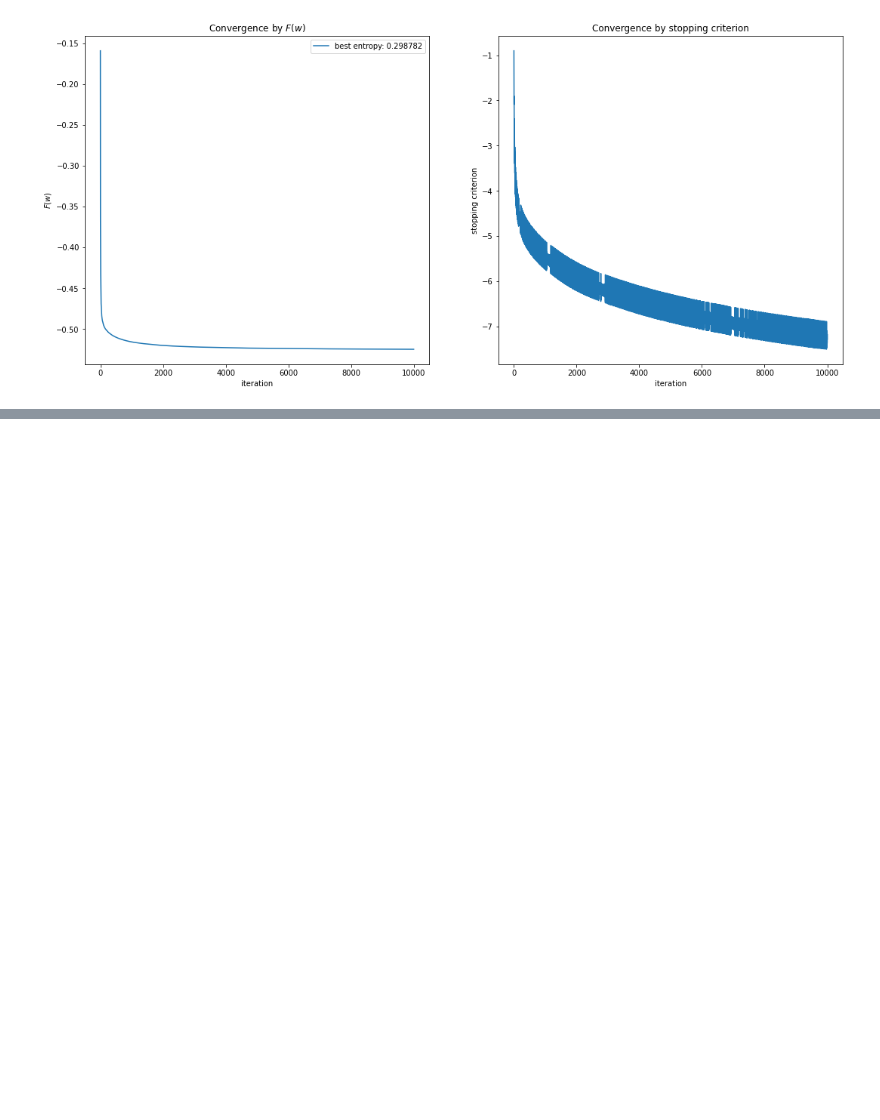
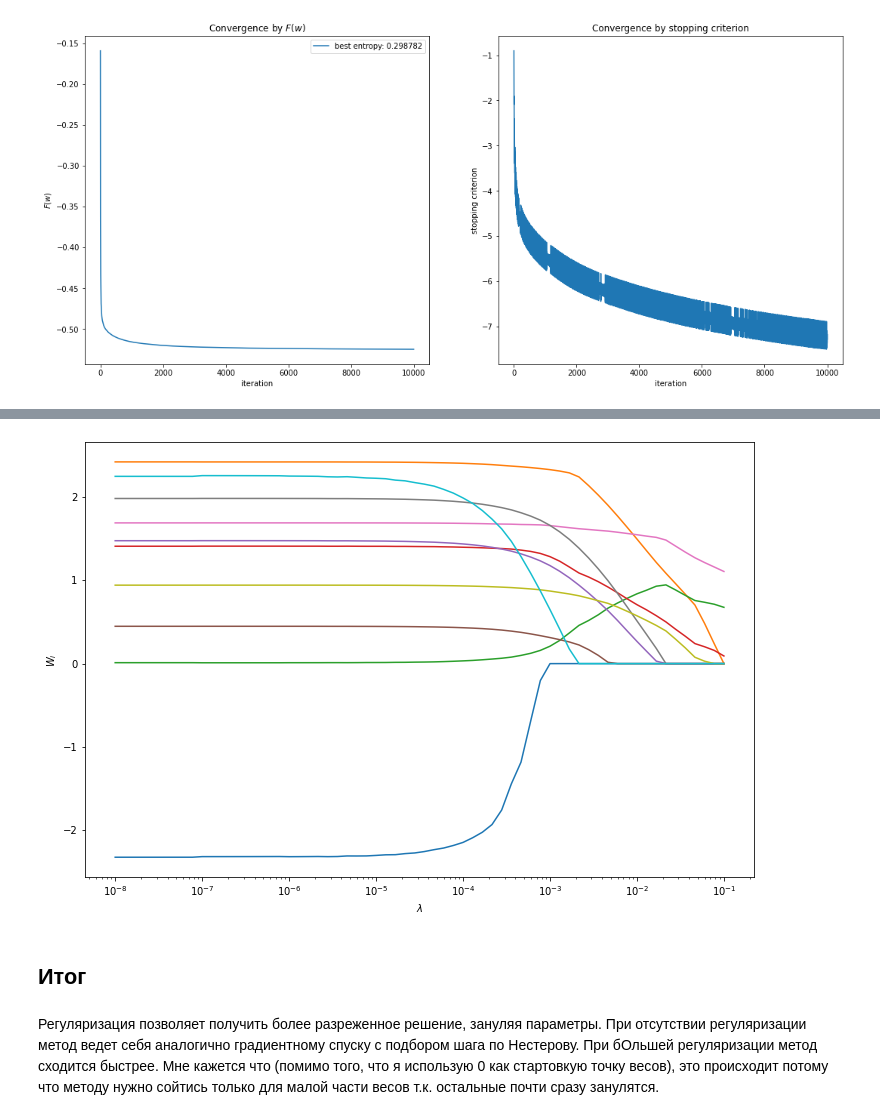
Before and after one commit to Howuhh/hse_optimization, a Jupyter notebook: hw4/prox_methods.ipynb, the cells around one changed output, grey strips where cells are left out. Drawn from its saved outputs; the diff is of its cells as text; code cells hidden in the pictures; blank space fills up the shorter version.

```diff
--- a/hw4/prox_methods.ipynb
+++ b/hw4/prox_methods.ipynb
@@ -22,0 +45,8 @@ plot_weights(log)
+# %%
+plot_weights(cancer_log)
+# %% [output]
+[figure, added]
+# %% [markdown]
+## Итог
+# %% [markdown]
+Регуляризация позволяет получить более разреженное решение, зануляя параметры. При отсутствии регуляризации метод ведет себя аналогично градиентному спуску с подбором шага по Нестерову. При бОльшей регуляризации метод сходится быстрее. Мне кажется что (помимо того, что я использую 0 как стартовкую точку весов), это происходит потому что методу нужно сойтись только для малой части весов т.к. остальные почти сразу занулятся.
```
Also changed, not shown: parts of 13 cells of this notebook, 6 other files.
